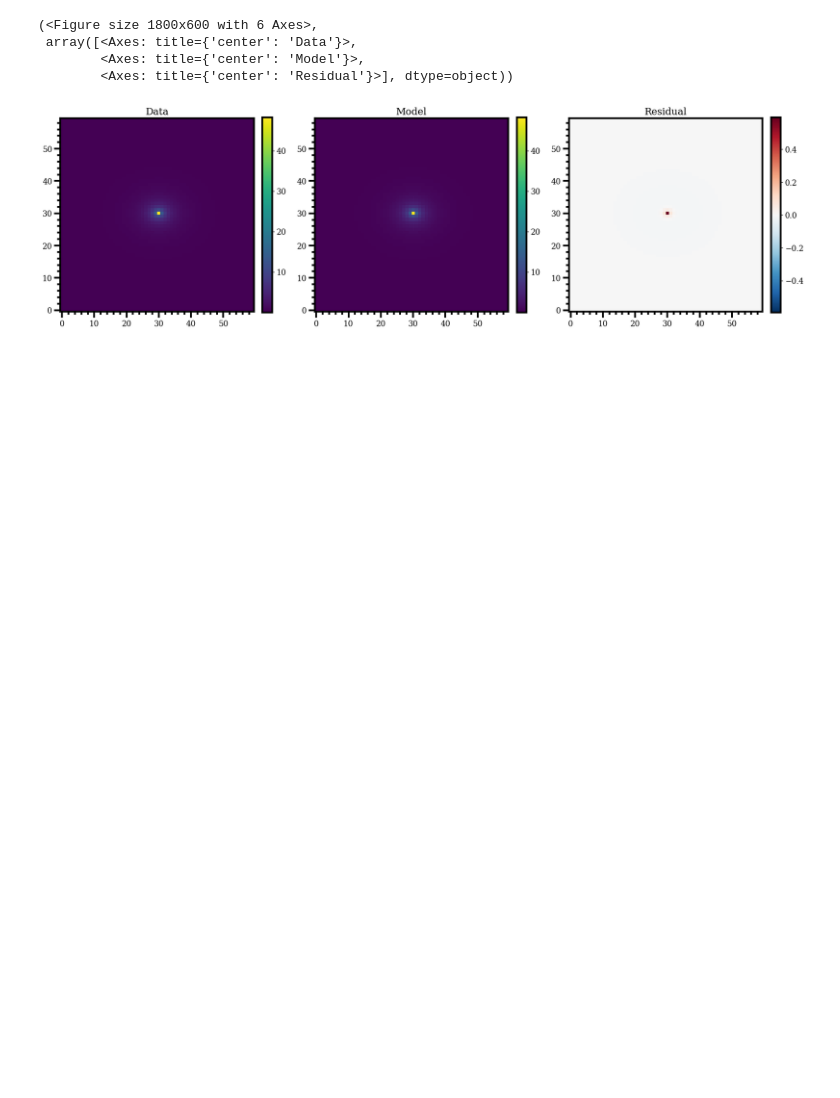
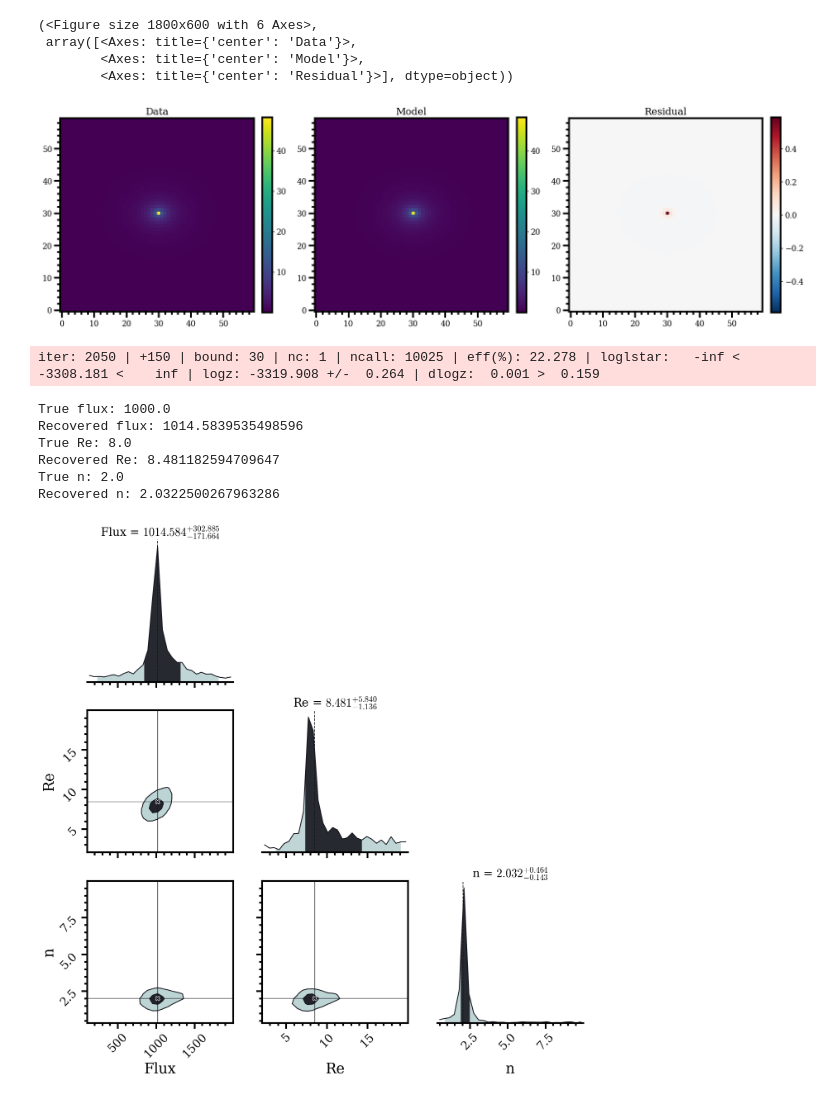
Before and after one commit to carlocannarozzophd/BayMorph, a Jupyter notebook: notebooks/01_single_sersic_fit.ipynb, the cells around one changed output. Cells and saved outputs as stored; diff of their text form; code cells hidden in the pictures; blank space fills up the shorter version.

Commit message:
Add dynesty flux-radius-index fitter

```diff
--- a/notebooks/01_single_sersic_fit.ipynb
+++ b/notebooks/01_single_sersic_fit.ipynb
@@ -248,0 +270,56 @@ plot_data_model_residual(
+# %%
+def model_factory_flux_re_n(flux, re, n):
+    return SersicModel(
+        flux=flux,
+        re=re,
+        n=n,
+        q=0.8,
+        theta=0.0,
+        x0=30.0,
+        y0=30.0,
+    )
+# %%
+fitter = DynestyFluxReNFitter(
+    model_factory=model_factory_flux_re_n,
+    data=data,
+    noise=noise,
+    flux_min=100.0,
+    flux_max=2000.0,
+    re_min=2.0,
+    re_max=20.0,
+    n_min=0.3,
+    n_max=10.0,
+)
+
+result_3d = fitter.run(nlive=150)
+# %% [output]
+iter: 2050 | +150 | bound: 30 | nc: 1 | ncall: 10025 | eff(%): 22.278 | loglstar:   -inf < -3308.181 <    inf | logz: -3319.908 +/-  0.264 | dlogz:  0.001 >  0.159
+# %%
+print("True flux:", true_flux)
+print("Recovered flux:", result_3d.flux_median)
+
+print("True Re:", true_re)
+print("Recovered Re:", result_3d.re_median)
+
+print("True n:", true_n)
+print("Recovered n:", result_3d.n_median)
+# %% [output]
+True flux: 1000.0
+Recovered flux: 1014.5839535498596
+True Re: 8.0
+Recovered Re: 8.481182594709647
+True n: 2.0
+Recovered n: 2.0322500267963286
+# %%
+from baymorph import corner_plot
+
+samples = result_3d.samples.T
+
+fig, ax_grid, params = corner_plot(
+    samples,
+    parameter_labels=["Flux", "Re", "n"],
+    bins=30,
+    write_medians=True,
+)
+# %% [output]
+[figure, added]
```
Also changed, not shown: parts of 13 cells of this notebook, 4 other files.
